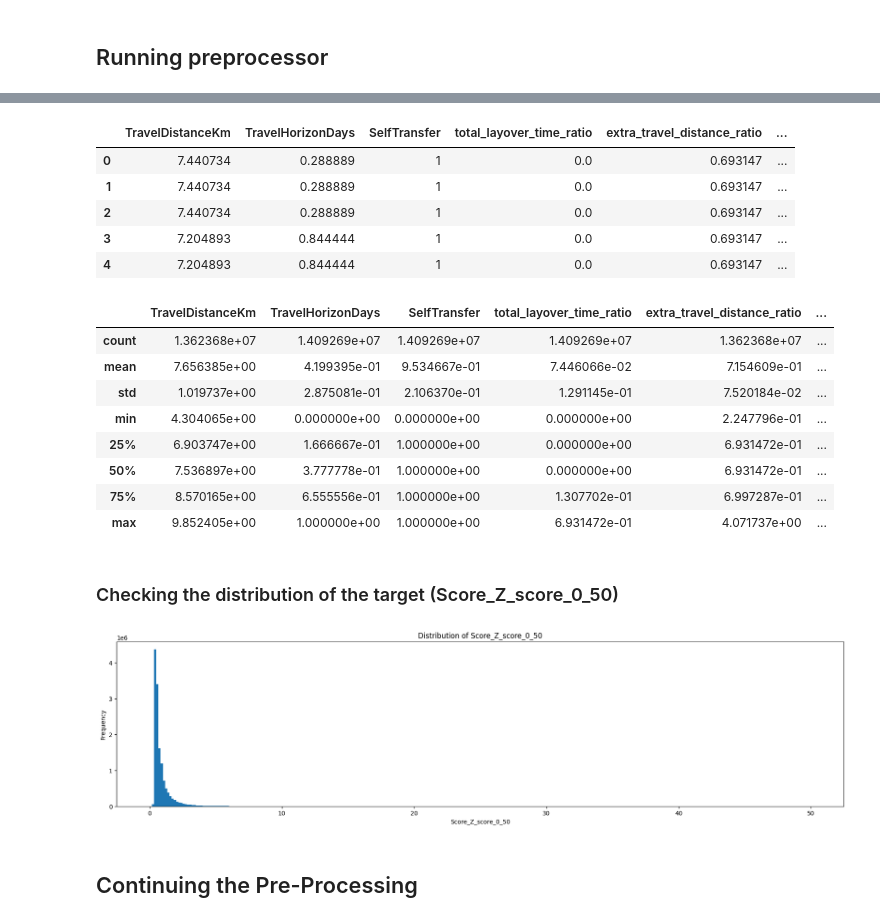
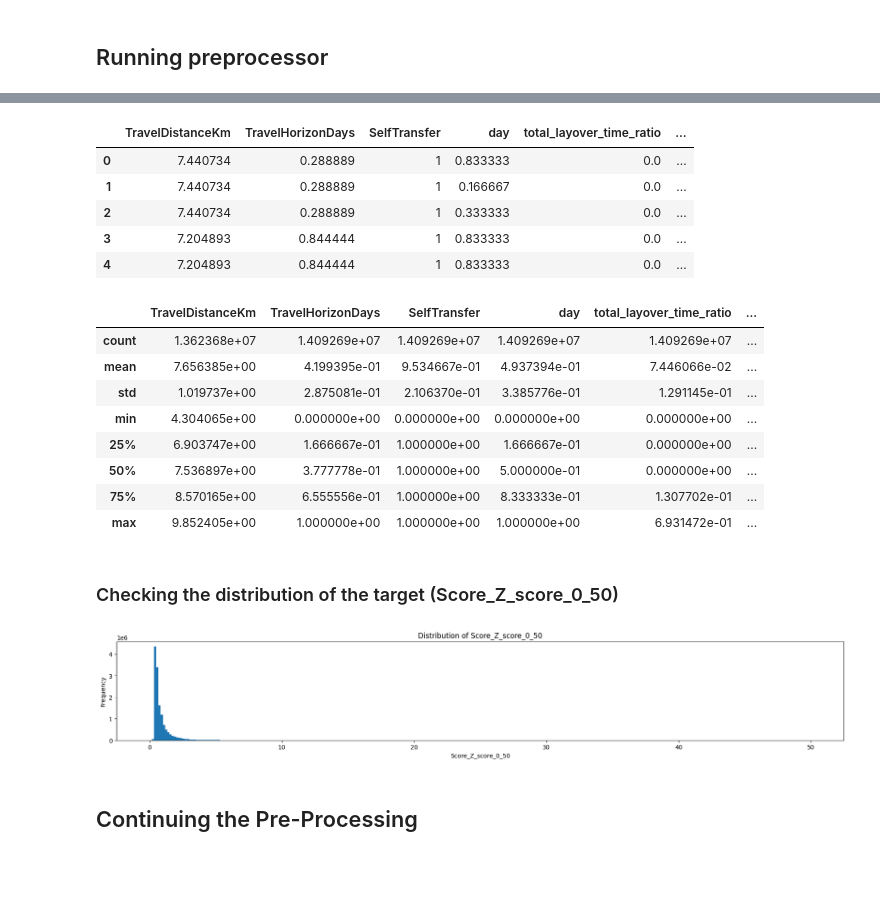
Before and after one commit to LaGenace/OptiFlyAi, a Jupyter notebook: Notebooks/AD_clean_notebook.ipynb, the cells around one changed output, grey strips where cells are left out. Saved outputs shown, nothing was run; the diff lists cells and outputs as text; code cells hidden in the pictures; blank space fills up the shorter version.

```diff
--- a/Notebooks/AD_clean_notebook.ipynb
+++ b/Notebooks/AD_clean_notebook.ipynb
@@ -35,4 +37,6 @@ data = pd.read_csv('../raw_data/6_months.csv')
+# %%
+data.rename(columns={"dayofweek": "day"}, inplace=True)
 # %%
-model_columns = ['TravelDistanceKm', 'TravelHorizonDays', 'SelfTransfer', "dayofweek",
+model_columns = ['TravelDistanceKm', 'TravelHorizonDays', 'SelfTransfer', "day",
                      'total_layover_time_ratio', 'extra_travel_distance_ratio', 'PricePerPax']
 # %%
@@ -40,8 +44,8 @@ model_columns_incltarg = ['TravelDistanceKm', 'TravelHorizonDays', 'SelfTransfer
                      'total_layover_time_ratio', 'extra_travel_distance_ratio', 'PricePerPax', 'Score_Z_score_0_50']
 # %%
-min_max_col =['TravelHorizonDays']
+min_max_col =['TravelHorizonDays', "day"]
 # %%
-log_columns = ['extra_travel_distance_ratio', 'PricePerPax', 'total_layover_time_ratio', 'TravelDistanceKm']
+log_columns = ['extra_travel_distance_ratio', 'PricePerPax', 'TravelDistanceKm', 'total_layover_time_ratio']
 # %%
 # Running Antonis new mega preprocessor
 
@@ -52,24 +56,24 @@ processed_data, prescalars = all_preprocessing(data, model_columns, scale_itin_r
 # %%
 processed_data.head()
 # %% [output]
-|  | TravelDistanceKm | TravelHorizonDays | SelfTransfer | total_layover_time_ratio | extra_travel_distance_ratio | ... |
-| 0 | 7.440734 | 0.288889 | 1 | 0.0 | 0.693147 | ... |
-| 1 | 7.440734 | 0.288889 | 1 | 0.0 | 0.693147 | ... |
-| 2 | 7.440734 | 0.288889 | 1 | 0.0 | 0.693147 | ... |
-| 3 | 7.204893 | 0.844444 | 1 | 0.0 | 0.693147 | ... |
-| 4 | 7.204893 | 0.844444 | 1 | 0.0 | 0.693147 | ... |
+|  | TravelDistanceKm | TravelHorizonDays | SelfTransfer | day | total_layover_time_ratio | ... |
+| 0 | 7.440734 | 0.288889 | 1 | 0.833333 | 0.0 | ... |
+| 1 | 7.440734 | 0.288889 | 1 | 0.166667 | 0.0 | ... |
+| 2 | 7.440734 | 0.288889 | 1 | 0.333333 | 0.0 | ... |
+| 3 | 7.204893 | 0.844444 | 1 | 0.833333 | 0.0 | ... |
+| 4 | 7.204893 | 0.844444 | 1 | 0.833333 | 0.0 | ... |
 # %%
 processed_data.describe()
 # %% [output]
-|  | TravelDistanceKm | TravelHorizonDays | SelfTransfer | total_layover_time_ratio | extra_travel_distance_ratio | ... |
-| count | 1.362368e+07 | 1.409269e+07 | 1.409269e+07 | 1.409269e+07 | 1.362368e+07 | ... |
-| mean | 7.656385e+00 | 4.199395e-01 | 9.534667e-01 | 7.446066e-02 | 7.154609e-01 | ... |
-| std | 1.019737e+00 | 2.875081e-01 | 2.106370e-01 | 1.291145e-01 | 7.520184e-02 | ... |
-| min | 4.304065e+00 | 0.000000e+00 | 0.000000e+00 | 0.000000e+00 | 2.247796e-01 | ... |
-| 25% | 6.903747e+00 | 1.666667e-01 | 1.000000e+00 | 0.000000e+00 | 6.931472e-01 | ... |
-| 50% | 7.536897e+00 | 3.777778e-01 | 1.000000e+00 | 0.000000e+00 | 6.931472e-01 | ... |
-| 75% | 8.570165e+00 | 6.555556e-01 | 1.000000e+00 | 1.307702e-01 | 6.997287e-01 | ... |
-| max | 9.852405e+00 | 1.000000e+00 | 1.000000e+00 | 6.931472e-01 | 4.071737e+00 | ... |
+|  | TravelDistanceKm | TravelHorizonDays | SelfTransfer | day | total_layover_time_ratio | ... |
+| count | 1.362368e+07 | 1.409269e+07 | 1.409269e+07 | 1.409269e+07 | 1.409269e+07 | ... |
+| mean | 7.656385e+00 | 4.199395e-01 | 9.534667e-01 | 4.937394e-01 | 7.446066e-02 | ... |
+| std | 1.019737e+00 | 2.875081e-01 | 2.106370e-01 | 3.385776e-01 | 1.291145e-01 | ... |
+| min | 4.304065e+00 | 0.000000e+00 | 0.000000e+00 | 0.000000e+00 | 0.000000e+00 | ... |
+| 25% | 6.903747e+00 | 1.666667e-01 | 1.000000e+00 | 1.666667e-01 | 0.000000e+00 | ... |
+| 50% | 7.536897e+00 | 3.777778e-01 | 1.000000e+00 | 5.000000e-01 | 0.000000e+00 | ... |
+| 75% | 8.570165e+00 | 6.555556e-01 | 1.000000e+00 | 8.333333e-01 | 1.307702e-01 | ... |
+| max | 9.852405e+00 | 1.000000e+00 | 1.000000e+00 | 1.000000e+00 | 6.931472e-01 | ... |
 # %%
 processed_data["Score_Z_score_0_50"].fillna(0, inplace=True)
 # %%
@@ -77,14 +81,14 @@ processed_data.dropna(inplace=True)
 # %% [markdown]
 ### Checking the distribution of the target (Score_Z_score_0_50)
 # %%
-plt.figure(figsize=(22, 5))
+plt.figure(figsize=(22, 3))
 plt.hist(processed_data["Score_Z_score_0_50"], bins=300)
 plt.xlabel("Score_Z_score_0_50")
 plt.ylabel("Frequency")
 plt.title("Distribution of Score_Z_score_0_50")
 plt.show()
 # %% [output]
-[figure, old version]
+[figure, new version]
 # %% [markdown]
 ## Continuing the Pre-Processing
 # %%
```
Also changed, not shown: parts of 47 cells of this notebook, 1 other file.
